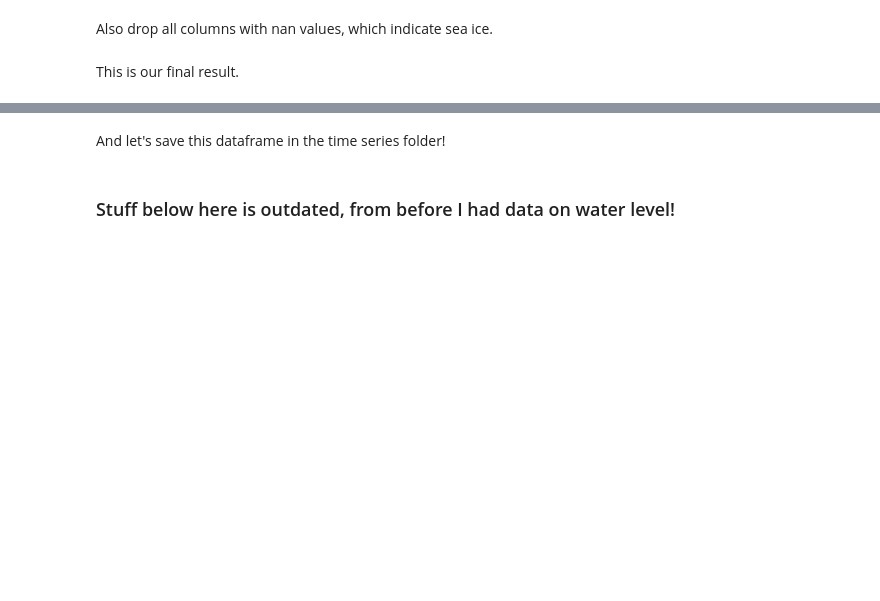
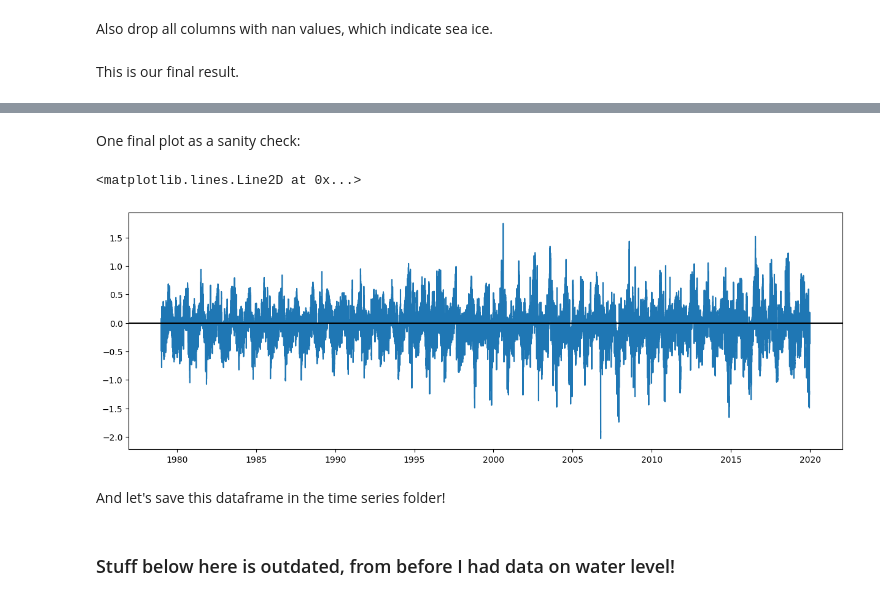
Before and after one commit to khdebruijn/thermo-morphological-model, a Jupyter notebook: database/engelstad_and_nederhoff_waves_to_timeseries.ipynb, the cells around one changed output, grey strips where cells are left out. Drawn from its saved outputs; the diff is of its cells as text; code cells hidden in the pictures; blank space fills up the shorter version.

```diff
--- a/database/engelstad_and_nederhoff_waves_to_timeseries.ipynb
+++ b/database/engelstad_and_nederhoff_waves_to_timeseries.ipynb
@@ -525,3 +525,14 @@ display(df_interpolated.tail())
+# %% [markdown]
+One final plot as a sanity check:
+# %%
+fig, ax = plt.subplots(figsize=(15,5))
+
+ax.plot(df_interpolated['time'], df_interpolated['WL(m)'])
+
+ax.axhline(0, color='k')
+# %% [output]
+<matplotlib.lines.Line2D at 0x...>
+[figure, added]
 # %% [markdown]
 And let's save this dataframe in the time series folder!
 # %%
```
Also changed, not shown: parts of 4 cells of this notebook.
